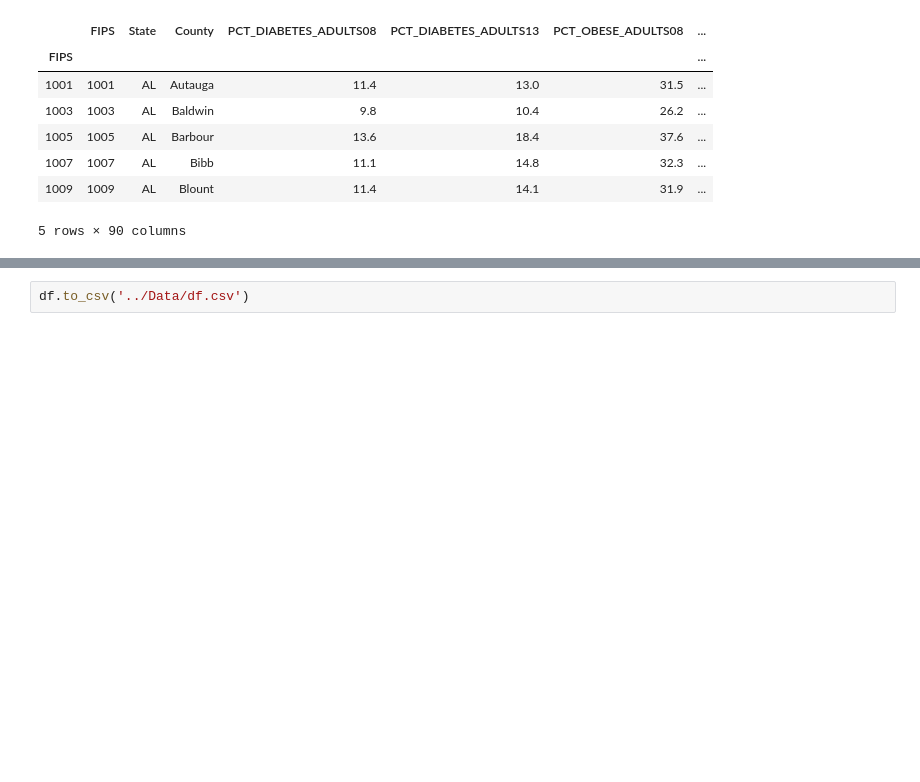
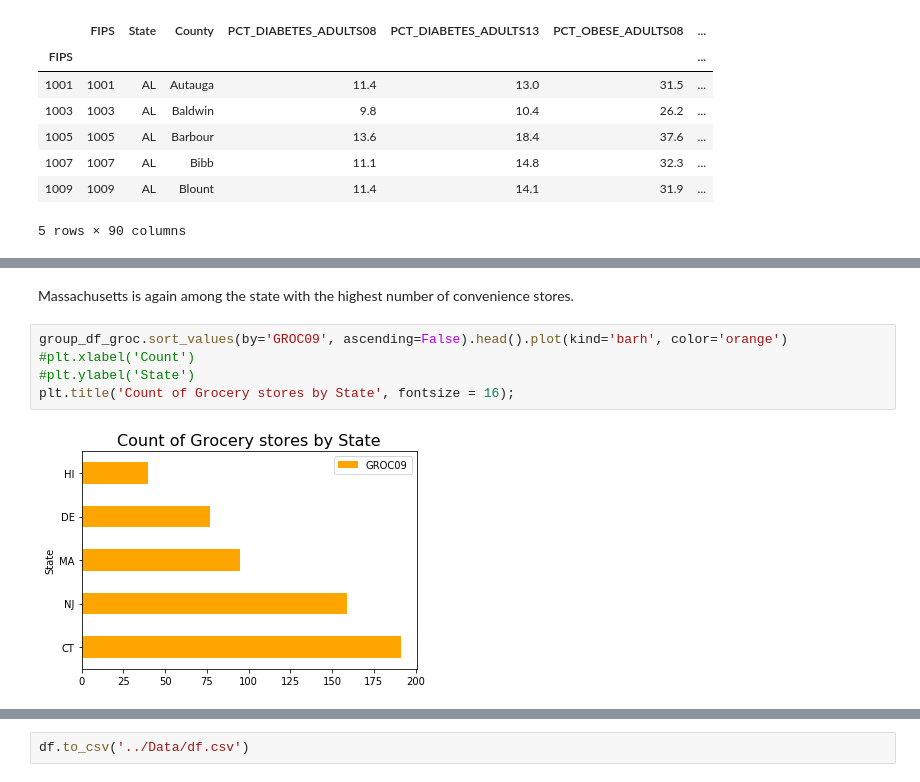
Before and after one commit to Graceallison/Predicting-Obesity-Rates-Based-on-Food-Atlas, a Jupyter notebook: Code/Data collecting and EDA.ipynb, the cells around one changed output, grey strips where cells are left out. Drawn from its saved outputs; the diff is of its cells as text; blank space fills up the shorter version.

```diff
--- a/Code/Data collecting and EDA.ipynb
+++ b/Code/Data collecting and EDA.ipynb
@@ -531,0 +563,9 @@ df.head()
+# %% [markdown]
+Massachusetts is again among the state with the highest number of convenience stores.
+# %%
+group_df_groc.sort_values(by='GROC09', ascending=False).head().plot(kind='barh', color='orange')
+#plt.xlabel('Count')
+#plt.ylabel('State')
+plt.title('Count of Grocery stores by State', fontsize = 16);
+# %% [output]
+[figure, added]
```
Also changed, not shown: parts of 15 cells of this notebook, 2 other files.
